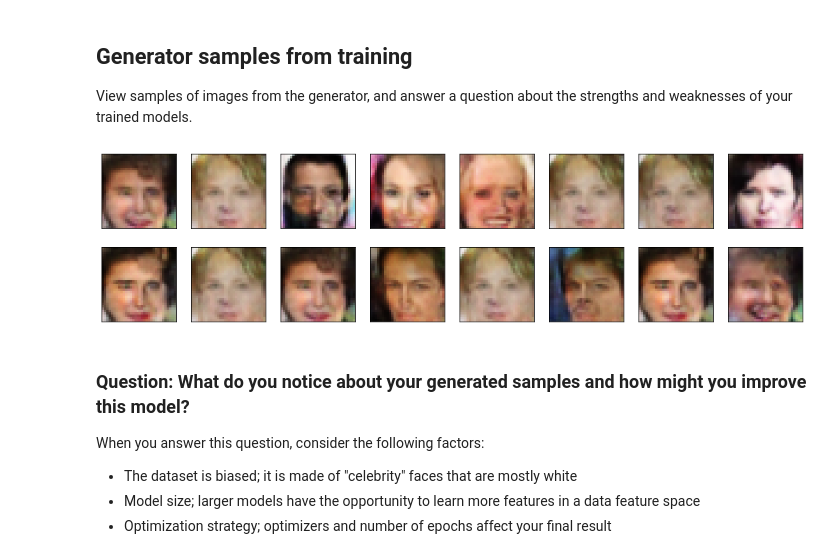
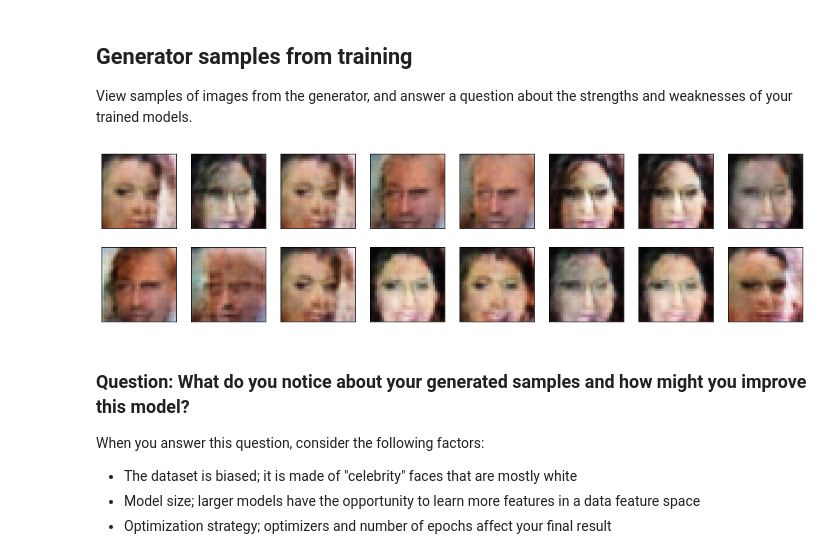
Before and after one commit to ebrahimebrahim/udaproject_face_generation, a Jupyter notebook: dlnd_face_generation.ipynb, the cells around one changed output. Saved outputs shown, nothing was run; the diff lists cells and outputs as text; code cells hidden in the pictures.

```diff
--- a/dlnd_face_generation.ipynb
+++ b/dlnd_face_generation.ipynb
@@ -242,7 +246,7 @@ The generator should upsample an input and generate a *new* image of the same si
 # %%
 class Generator(nn.Module):
 
-    def __init__(self, z_size, conv_dim, n_res=2):
+    def __init__(self, z_size, conv_dim, n_res=1):
         """
         Initialize the Generator Module
         :param z_size: The length of the input latent vector, z
@@ -250,17 +254,24 @@ class Generator(nn.Module):
         """
         super(Generator, self).__init__()
 
-        self.first_channels = conv_dim*4
 
-        # complete init function
-        self.to2D = nn.Linear(z_size,(self.first_channels)*4*4)
+        self.z_size_sliced = z_size - z_size%16
+        if z_size%16 != 0:
+            print("Warning: The last few components of z vectors will always get dropped by this model.\nYou should make z_size a multiple of 16\n")
+
+
+        self.first_channels = self.z_size_sliced//16 # number of channels in first conv layer
+
+        self.conv0 = nn.Conv2d(self.first_channels,conv_dim*4,3,1,1,bias=False)
+        self.bn0 = nn.BatchNorm2d(conv_dim*4)
+
 
         res=[]
         for _ in range(n_res):
             res.append(ResidualBlock(conv_dim*4))
         self.res1 = nn.Sequential(*res)
 
-        self.conv1 = nn.ConvTranspose2d(self.first_channels,conv_dim*2,4,2,1,bias=False)
+        self.conv1 = nn.ConvTranspose2d(conv_dim*4,conv_dim*2,4,2,1,bias=False)
         self.bn1 = nn.BatchNorm2d(conv_dim*2)
 
         res=[]
@@ -282,9 +293,11 @@ class Generator(nn.Module):
         :param x: The input to the neural network
         :return: A 32x32x3 Tensor image as output
         """
-        # define feedforward behavior
-        x = self.act(self.to2D(x))
+
+        x = x.narrow(1,0,self.z_size_sliced)
         x = x.view(-1,self.first_channels,4,4)
+        x = self.act(self.bn0(self.conv0(x)))
+
         x = self.res1(x)
         x = self.act(self.bn1(self.conv1(x)))
         x = self.res2(x)
@@ -366,7 +382,7 @@ def build_network(d_conv_dim, g_conv_dim, z_size):
 # Define model hyperparams
 d_conv_dim = 64
 g_conv_dim = 64
-z_size = 100
+z_size = 128
 
 """
 DON'T MODIFY ANYTHING IN THIS CELL THAT IS BELOW THIS LINE
@@ -455,7 +471,7 @@ Define optimizers for your models with appropriate hyperparameters.
 # %%
 import torch.optim as optim
 
-run_id = '03'
+run_id = '04'
 
 # Create optimizers for the discriminator D and generator G
 d_optimizer = optim.Adam(D.parameters(),lr=0.0002,betas=(0.5,0.999))
@@ -574,7 +590,7 @@ def train(D, G, n_epochs, print_every=50):
 Set your number of training epochs and train your GAN!
 # %%
 # set number of epochs
-n_epochs = 100
+n_epochs = 50
 
 
 """
@@ -639,9 +655,9 @@ def view_samples(epoch, samples):
 with open('train_samples'+run_id+'.pkl', 'rb') as f:
     samples = pkl.load(f)
 # %%
-_ = view_samples(-2, samples)
+_ = view_samples(-1, samples)
 # %% [output]
-[figure, old version]
+[figure, new version]
 # %% [markdown]
 ### Question: What do you notice about your generated samples and how might you improve this model?
 When you answer this question, consider the following factors:
```
Also changed, not shown: parts of 7 cells of this notebook.
